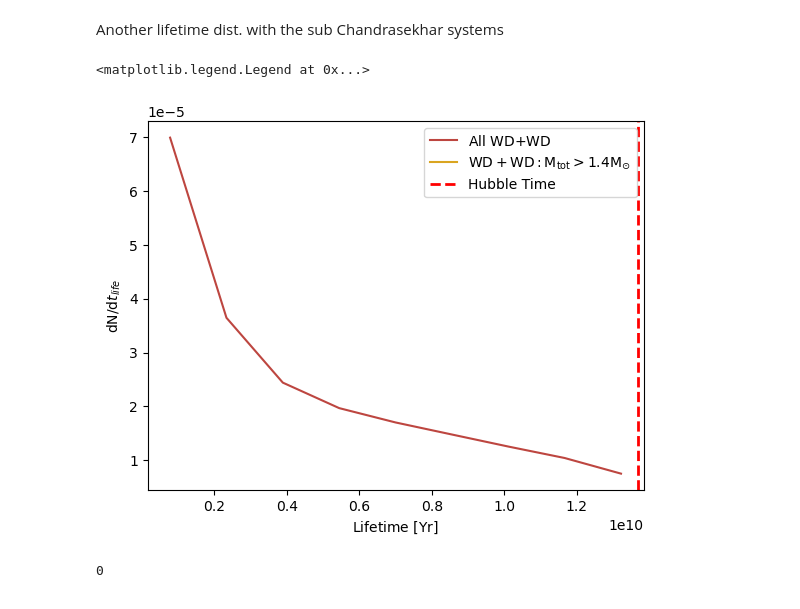
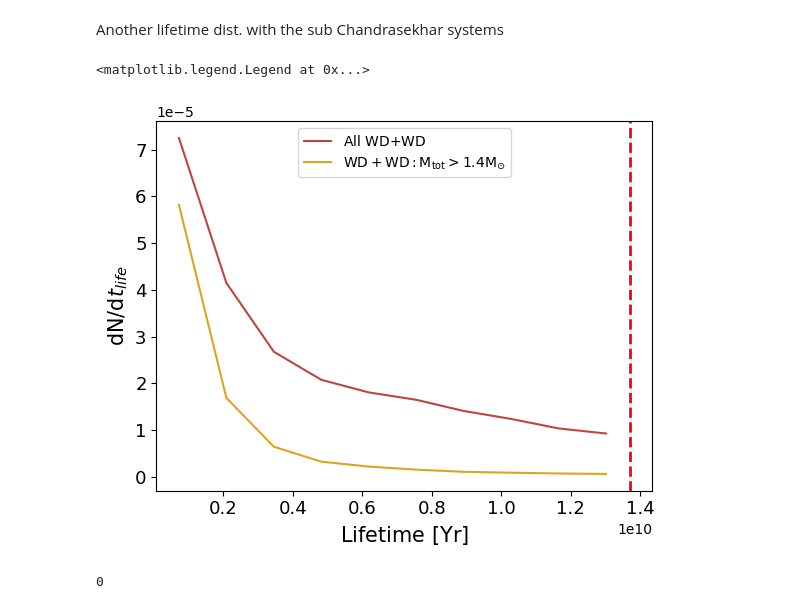
Before and after one commit to melanie-santiago26/research_work, a Jupyter notebook: making_figures/WD_WD_postprocessing.ipynb, the cells around one changed output. Drawn from its saved outputs; the diff is of its cells as text; code cells hidden in the pictures.

Commit message:
UPDATES TO POSTER PLOTS

```diff
--- a/making_figures/WD_WD_postprocessing.ipynb
+++ b/making_figures/WD_WD_postprocessing.ipynb
@@ -676,39 +676,41 @@ Another lifetime dist. with the sub Chandrasekhar systems
 # below makes it so if i change the number of bins or anything like that it will not change th eshaoe if the distribution
 
 ## all systems
 time_life_log_all = np.log10(SP_WDWD_data_sb_chandra['Time']*(1e6))
-hist_all, bin_edges_all = np.histogram(SP_WDWD_data_sb_chandra['Time']*(1e6), weights=SP_WDWD_data_sb_chandra['mixture_weight'],bins=np.linspace(0,1.4e10,10))
+hist_all, bin_edges_all = np.histogram(SP_WDWD_data_sb_chandra['Time']*(1e6), weights=SP_WDWD_data_sb_chandra['mixture_weight'])#,bins=np.linspace(0,1.4e10,10))
 center_bins_all = (bin_edges_all[:-1] + bin_edges_all[1:])/2
 bin_width_all = np.diff(bin_edges_all)
 
 plt.plot(center_bins_all,hist_all/bin_width_all,color='#BD4640',label=r'$\mathrm{All}$ WD+WD')
 
 
 ## sub-chandrasekhar systems
 time_life_log = np.log10(SP_WDWD_data_chandra['Time']*(1e6))
-hist, bin_edges = np.histogram(SP_WDWD_data_chandra['Time']*(1e6), weights=SP_WDWD_data_chandra['mixture_weight'],bins=np.linspace(np.log10(0),np.log10(1.4e10),10))
+hist, bin_edges = np.histogram(SP_WDWD_data_chandra['Time']*(1e6), weights=SP_WDWD_data_chandra['mixture_weight'])#,bins=np.linspace(np.log10(0),np.log10(1.4e10),10))
 center_bins = (bin_edges[:-1] + bin_edges[1:])/2
 bin_width = np.diff(bin_edges)
 
 plt.plot(center_bins,hist/bin_width,color='goldenrod',label=r'$\mathrm{WD+WD: M_{tot} > 1.4 M_{\odot}}$')
 # plt.step(center_bins,hist/bin_width,where='mid')
 
 
-plt.xlabel(r"Lifetime [$\mathrm{Yr}$]")
+plt.xlabel(r"Lifetime [$\mathrm{Yr}$]",fontsize=15)
 # plt.yscale('log')
 # plt.xlim(0,15e9)
 # plt.ylim(1e-1,1e3)
-plt.ylabel(r"dN/$\mathrm{d}t_{life}$")
+plt.ylabel(r"dN/$\mathrm{d}t_{life}$",fontsize=15)
+plt.xticks(fontsize=13)
+plt.yticks(fontsize=13)
 
 ## hubble time
 age_universe = 13.7e9
 
-plt.axvline(age_universe, color='r', linestyle='--', linewidth=2,label='Hubble Time')
+plt.axvline(age_universe, color='r', linestyle='--', linewidth=2)#,label='Hubble Time')
 # plt.text(1.15, 10**4.5, "Chandrasekhar Limit", fontsize=10)
 plt.legend()
 # %% [output]
 <matplotlib.legend.Legend at 0x...>
-[figure, old version]
+[figure, new version]
 # %%
 ## seeing which systems have lifetimes larger than the age of the universe
 small_life_bool = SP_WDWD_data_sb_chandra['Time']*(1e6) > 13.7e9
```
Also changed, not shown: parts of 2 cells of this notebook, 1 other file.
